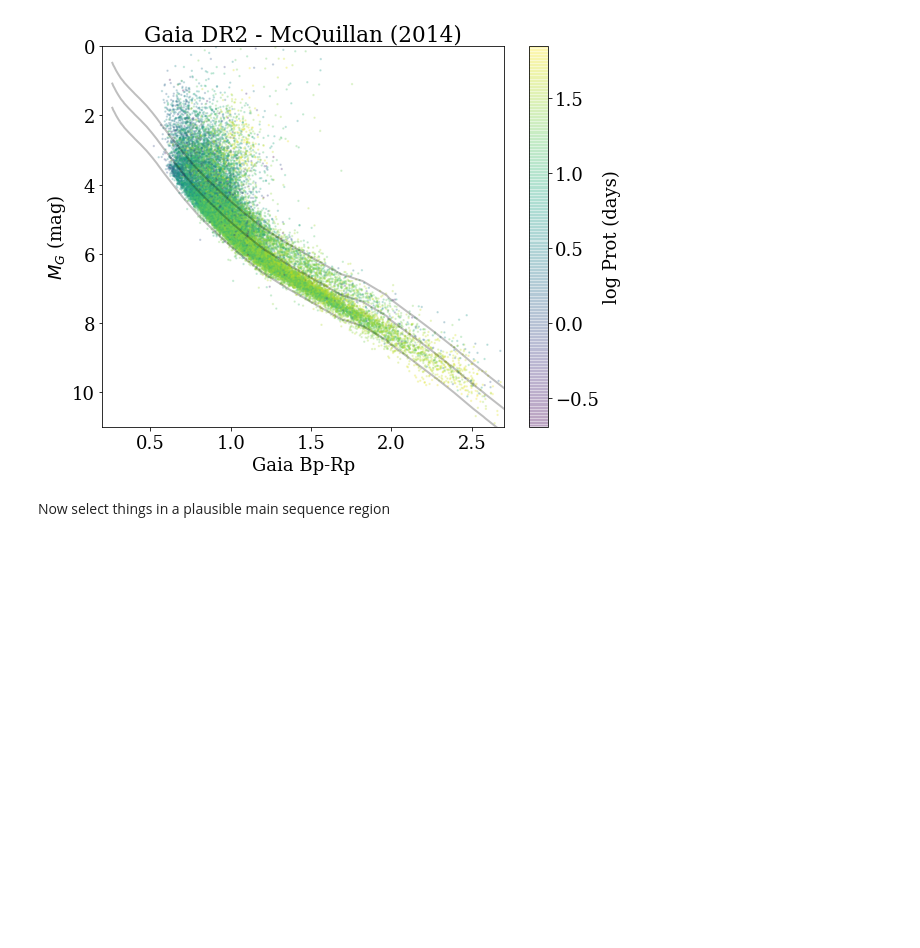
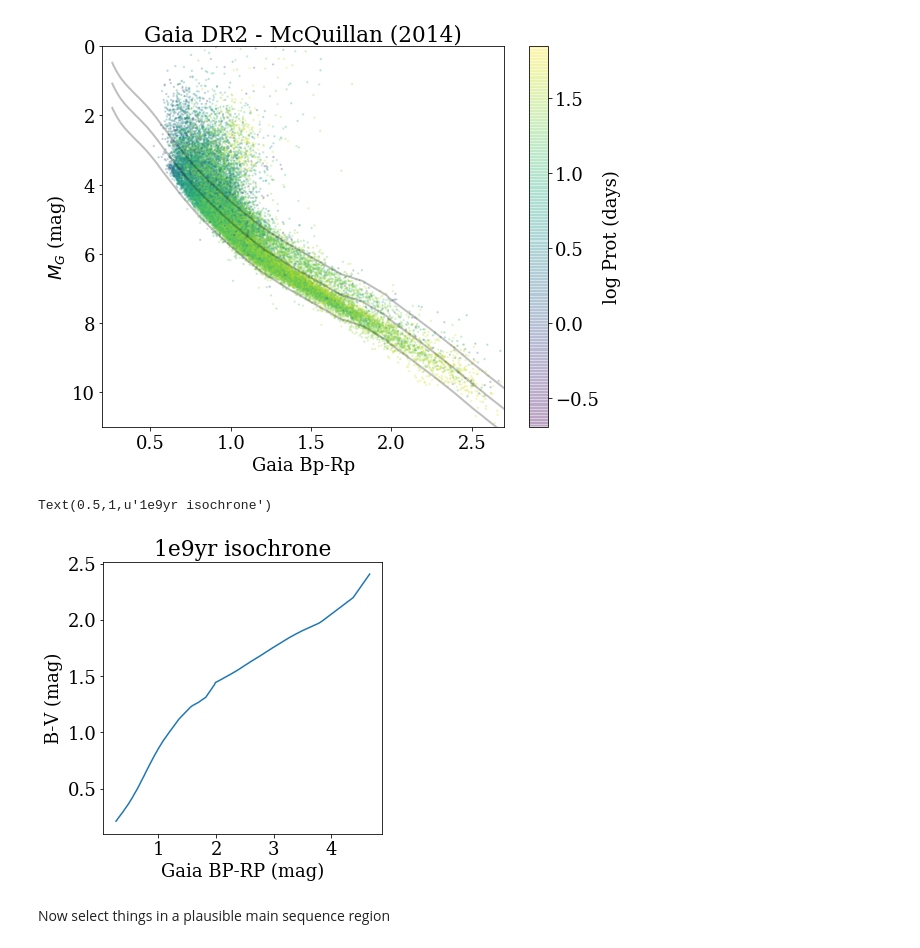
Before and after one commit to jradavenport/gaia2_kep_rot, a Jupyter notebook: explore.ipynb, the cells around one changed output. Cells and saved outputs as stored; diff of their text form; code cells hidden in the pictures; blank space fills up the shorter version.

```diff
--- a/explore.ipynb
+++ b/explore.ipynb
@@ -81,6 +81,7 @@ isonames = ('Zini','Age','Mini','Mass','logL','logTe','logg','label','McoreTP',
             'Cexcess','Z','mbolmag','Gmag','G_BPmag','G_RPmag','B_Tmag','V_Tmag',
             'Jmag','Hmag','Ksmag')
 
+## Isochrones w/ Gaia mags
 # output195874734622.dat # age = 1e8
 # output783328222883.dat # age = 1e9
 # output382961170123.dat # age = 5e9
@@ -88,5 +89,12 @@ isonames = ('Zini','Age','Mini','Mass','logL','logTe','logg','label','McoreTP',
 iso_file = 'iso/output783328222883.dat'
 iso = pd.read_table(iso_file, delim_whitespace=True, header=None, comment='#', names=isonames)
 
+isonames2 = ('Zini', 'Age', 'Mini', 'Mass', 'logL', 'logTe', 'logg', 'label', 'McoreTP',
+             'C_O', 'period0', 'period1', 'pmode', 'Mloss', 'tau1m', 'X', 'Y', 'Xc', 'Xn',
+             'Xo', 'Cexcess', 'Z', 'mbolmag', 'Umag', 'Bmag', 'Vmag', 'Rmag', 'Imag', 'Jmag', 'Hmag', 'Kmag'
+)
+iso_file2 = 'iso/output632510793236.dat' # a 1e9 isochrone w/ UBVRIJHK mags
+iso2 = pd.read_table(iso_file2, delim_whitespace=True, header=None, comment='#', names=isonames2)
+
 # get just the main sequence, and reverse it (for interpolating later)
 iok = np.where((iso['label'] < 2) & (iso['Gmag'] > 1.7))[0][::-1]
@@ -113,6 +125,16 @@ cb = plt.colorbar()
 cb.set_label('log Prot (days)')
 # %% [output]
 [figure]
+# %%
+plt.figure(figsize=(5,5))
+plt.plot(iso['G_BPmag'].values[iok] - iso['G_RPmag'].values[iok],
+         iso2['Bmag'].values[iok] - iso2['Vmag'].values[iok])
+plt.xlabel('Gaia BP-RP (mag)')
+plt.ylabel('B-V (mag)')
+plt.title('1e9yr isochrone')
+# %% [output]
+Text(0.5,1,u'1e9yr isochrone')
+[figure, added]
 # %% [markdown]
 Now select things in a plausible main sequence region
 # %%
```
Also changed, not shown: parts of 3 cells of this notebook, 2 other files.
